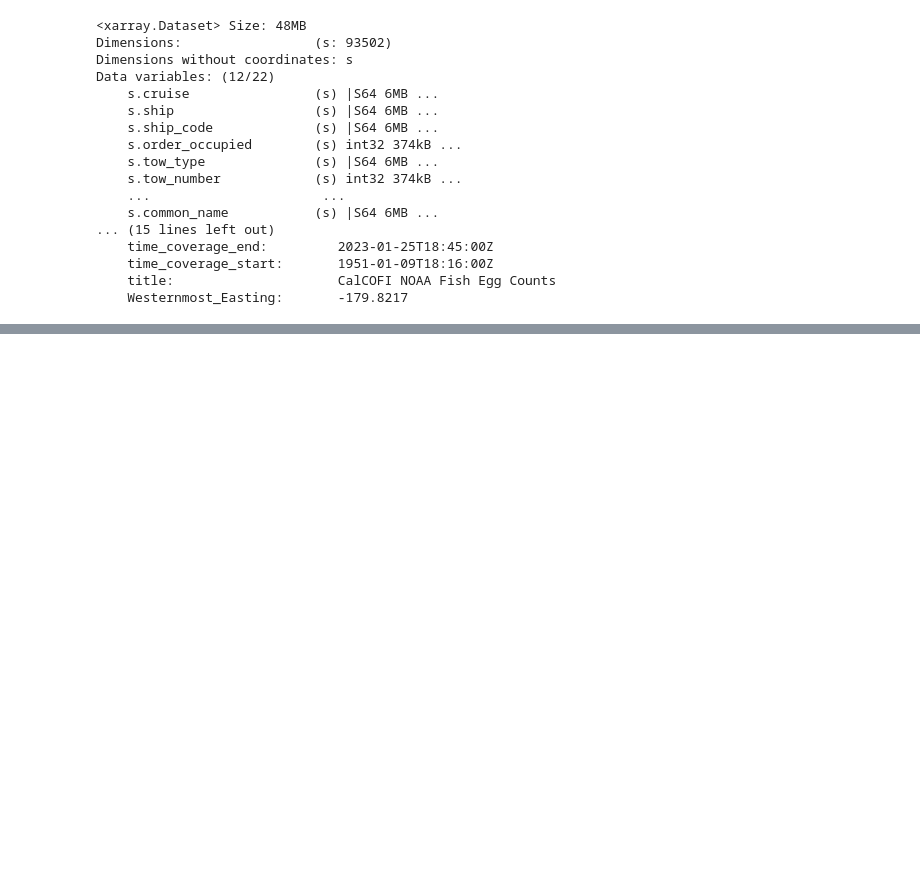
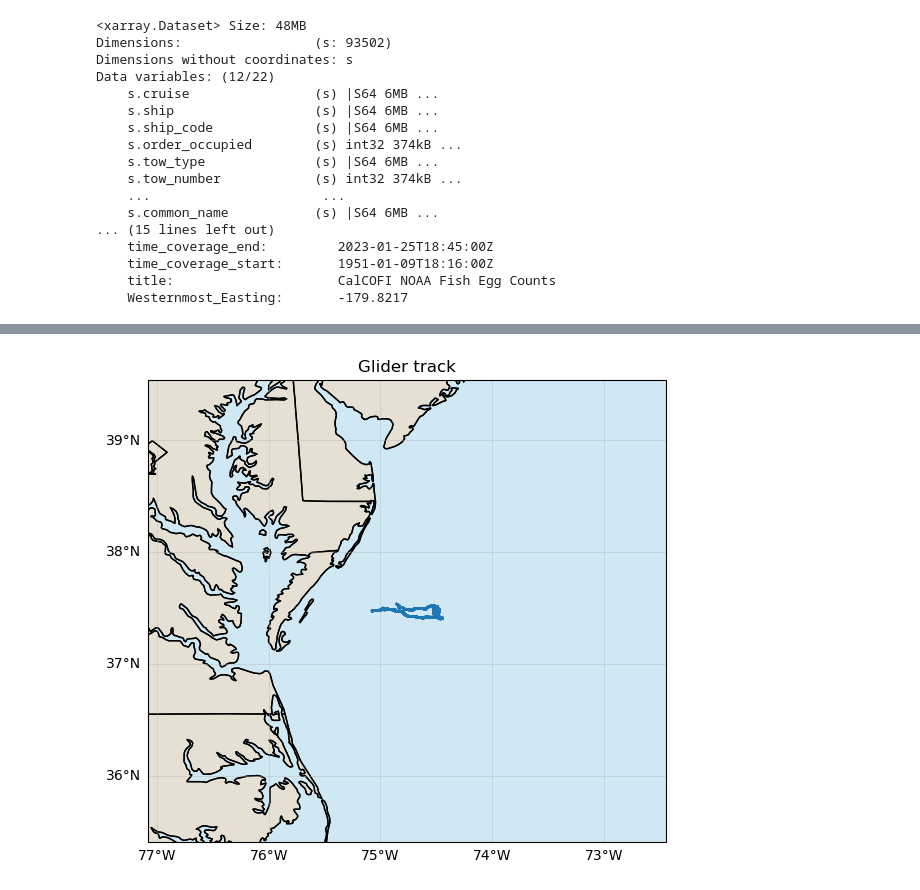
Before and after one commit to nmfs-opensci/NMFSHackDays-2026, a Jupyter notebook: topics/2026-04-17/erddap_tabledap.ipynb, the cells around one changed output, grey strips where cells are left out. Cells and saved outputs as stored; diff of their text form; code cells hidden in the pictures; blank space fills up the shorter version.

```diff
--- a/topics/2026-04-17/erddap_tabledap.ipynb
+++ b/topics/2026-04-17/erddap_tabledap.ipynb
@@ -102,0 +228,44 @@ HTTPError: Error {
+# %%
+import matplotlib.pyplot as plt
+import cartopy.crs as ccrs
+import cartopy.feature as cfeature
+
+lon = ds.longitude.isel(trajectory=0)
+lat = ds.latitude.isel(trajectory=0)
+
+fig = plt.figure(figsize=(8, 6))
+
+ax = plt.axes(projection=ccrs.PlateCarree())
+
+# Set map extent around the track
+ax.set_extent([
+    float(lon.min()) - 2,
+    float(lon.max()) + 2,
+    float(lat.min()) - 2,
+    float(lat.max()) + 2,
+])
+
+# Add coastline and land
+ax.add_feature(cfeature.LAND, facecolor="#e6e0d4")
+ax.add_feature(cfeature.OCEAN, facecolor="#cfe8f3")
+ax.add_feature(cfeature.COASTLINE)
+ax.add_feature(cfeature.STATES)
+
+# Optional gridlines
+gl = ax.gridlines(draw_labels=True, linewidth=0.5, alpha=0.5)
+gl.top_labels = False
+gl.right_labels = False
+
+# Plot track
+ax.plot(
+    lon,
+    lat,
+    marker=".",
+    markersize=2,
+    transform=ccrs.PlateCarree(),
+)
+
+plt.title("Glider track")
+plt.show()
+# %% [output]
+[figure, added]
```
Also changed, not shown: parts of 8 cells of this notebook, 15 other files.
